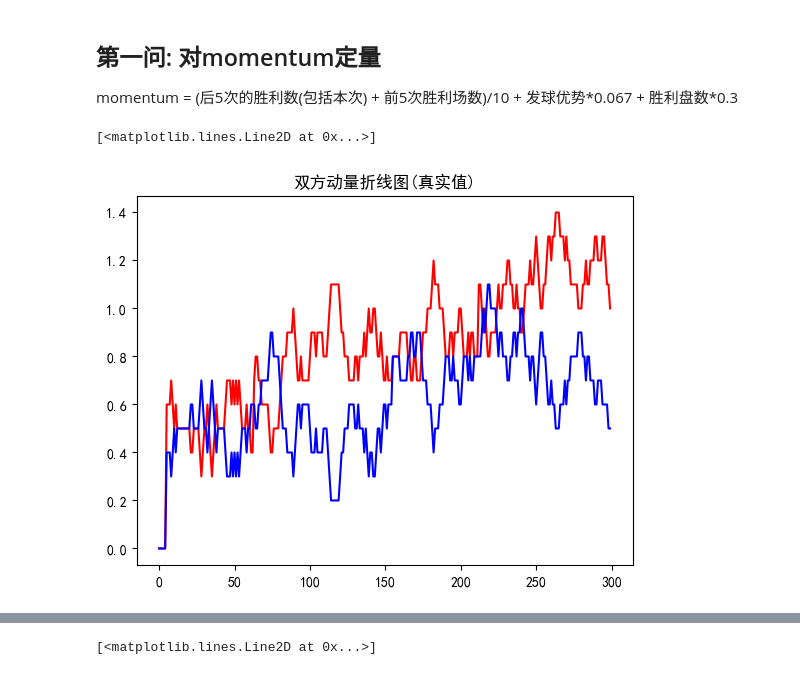
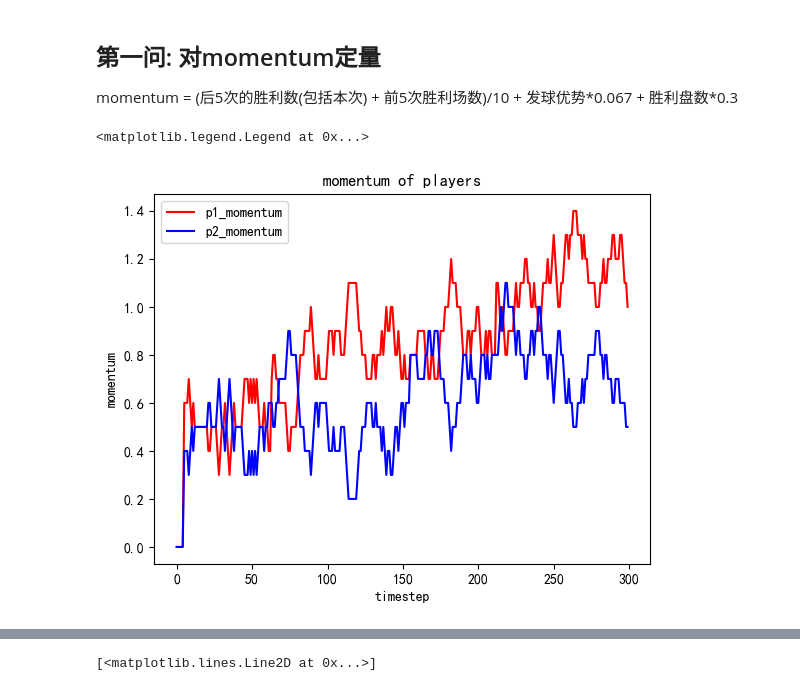
Before and after one commit to lithiumfleet/MCM2024C, a Jupyter notebook: new_thought/momentum.ipynb, the cells around one changed output, grey strips where cells are left out. Drawn from its saved outputs; the diff is of its cells as text; code cells hidden in the pictures.

```diff
--- a/new_thought/momentum.ipynb
+++ b/new_thought/momentum.ipynb
@@ -16,6 +16,7 @@ momentum = (后5次的胜利数(包括本次) + 前5次胜利场数)/10 + 发球
 def momentum_true(df, player:int):
     res = []
     player_score = df['point_victor']
+    assert isinstance(player_score[0], int), "not int {}".format(player_score[0])
     n = len(player_score)
     for i in range(n):
         cur_momentum = sum([j==player for j in player_score[i-5:i+5]]) / 10
@@ -27,14 +28,18 @@ def momentum_true(df, player:int):
 # %%
 p1_momentum = momentum_true(df, 1)
 p2_momentum = momentum_true(df, 2)
 plt.rcParams['font.sans-serif']=['SimHei']
 plt.rcParams['axes.unicode_minus'] = False
-plt.title('双方动量折线图(真实值)')
-plt.plot(p1_momentum, color='red')
-plt.plot(p2_momentum, color='blue')
+plt.title('momentum of players')
+plt.xlabel('timestep')
+plt.ylabel('momentum')
+
+plt.plot(p1_momentum, color='red',label='p1_momentum')
+plt.plot(p2_momentum, color='blue',label='p2_momentum')
+plt.legend()
 # %% [output]
-[<matplotlib.lines.Line2D at 0x...>]
+<matplotlib.legend.Legend at 0x...>
-[figure, old version]
+[figure, new version]
 # %%
 # 先平滑, 加入arima
 from scipy.signal import savgol_filter
```
Also changed, not shown: parts of 28 cells of this notebook, 52 other files.
